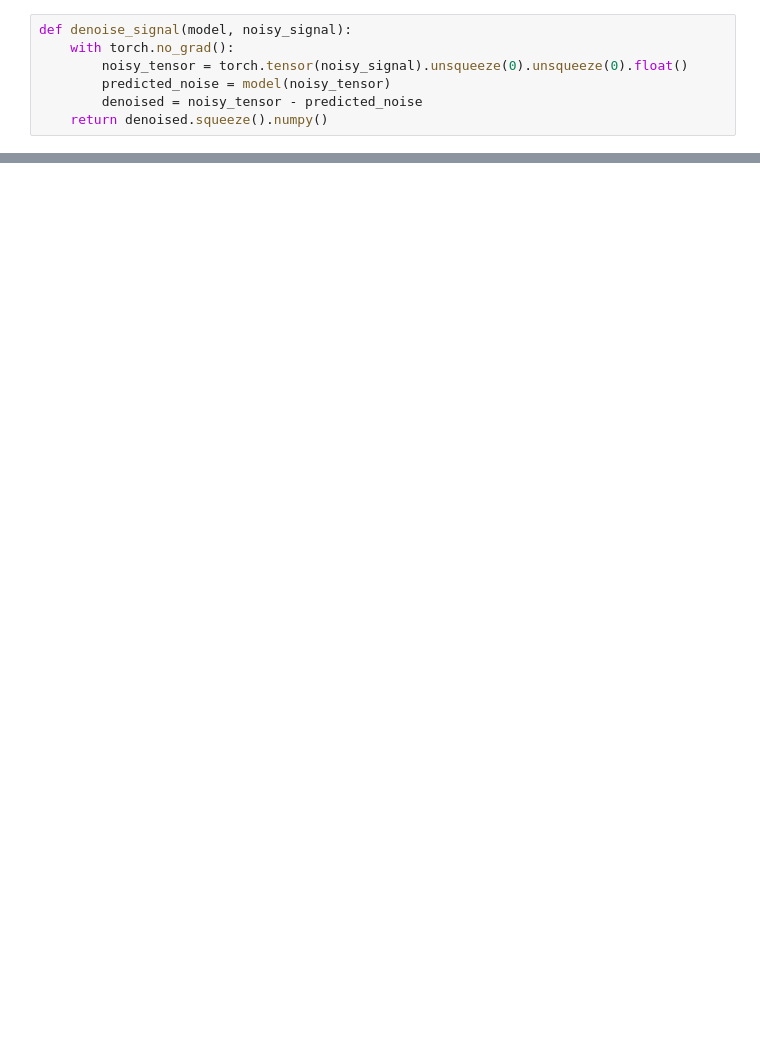
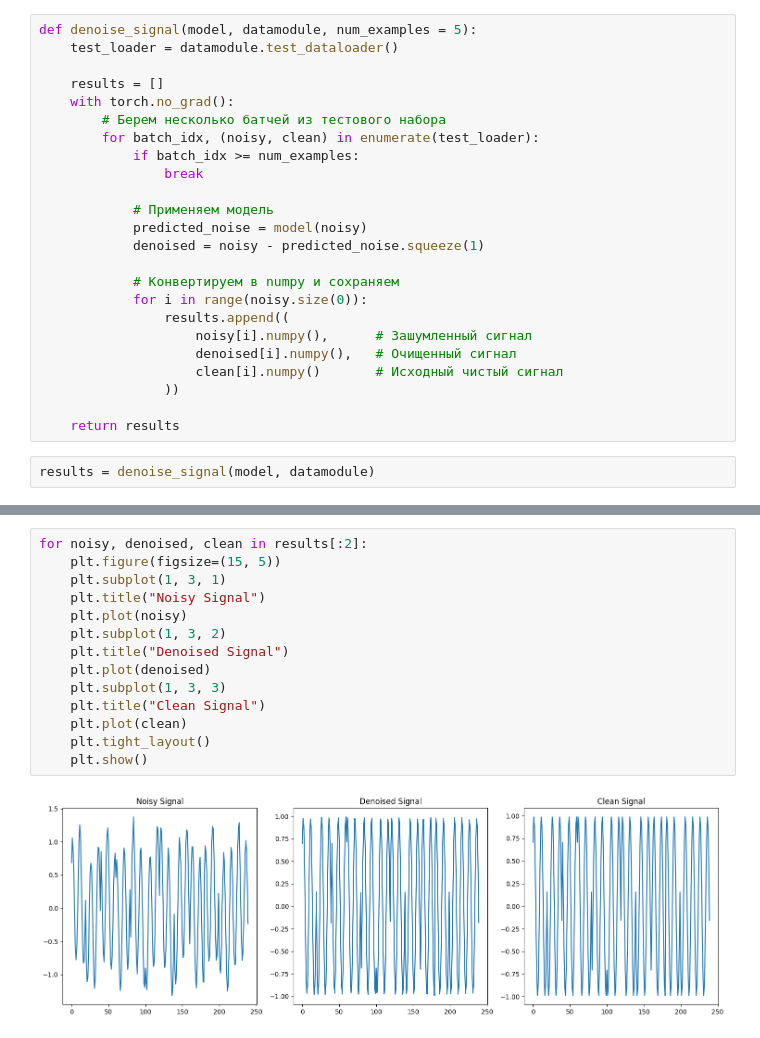
Before and after one commit to need2040/python_solution, a Jupyter notebook: modulation/modulation_vssl3.ipynb, the cells around one changed output, grey strips where cells are left out. Drawn from its saved outputs; the diff is of its cells as text; blank space fills up the shorter version.

```diff
--- a/modulation/modulation_vssl3.ipynb
+++ b/modulation/modulation_vssl3.ipynb
@@ -279,7 +325,26 @@ RuntimeError: Sizes of tensors must match except in dimension 1. Expected size 7
 # %%
-def denoise_signal(model, noisy_signal):
+def denoise_signal(model, datamodule, num_examples = 5):
+    test_loader = datamodule.test_dataloader()
+
+    results = []
     with torch.no_grad():
-        noisy_tensor = torch.tensor(noisy_signal).unsqueeze(0).unsqueeze(0).float()
-        predicted_noise = model(noisy_tensor)
-        denoised = noisy_tensor - predicted_noise
-    return denoised.squeeze().numpy()
+        # Берем несколько батчей из тестового набора
+        for batch_idx, (noisy, clean) in enumerate(test_loader):
+            if batch_idx >= num_examples:
+                break
+
+            # Применяем модель
+            predicted_noise = model(noisy)
+            denoised = noisy - predicted_noise.squeeze(1)
+
+            # Конвертируем в numpy и сохраняем
+            for i in range(noisy.size(0)):
+                results.append((
+                    noisy[i].numpy(),      # Зашумленный сигнал
+                    denoised[i].numpy(),   # Очищенный сигнал
+                    clean[i].numpy()       # Исходный чистый сигнал
+                ))
+
+    return results
+# %%
+results = denoise_signal(model, datamodule)
@@ -285,0 +371,16 @@ def denoise_signal(model, noisy_signal):
+# %%
+for noisy, denoised, clean in results[:2]:
+    plt.figure(figsize=(15, 5))
+    plt.subplot(1, 3, 1)
+    plt.title("Noisy Signal")
+    plt.plot(noisy)
+    plt.subplot(1, 3, 2)
+    plt.title("Denoised Signal")
+    plt.plot(denoised)
+    plt.subplot(1, 3, 3)
+    plt.title("Clean Signal")
+    plt.plot(clean)
+    plt.tight_layout()
+    plt.show()
+# %% [output]
+[figure, added]
```
Also changed, not shown: parts of 11 cells of this notebook, 7 other files.
